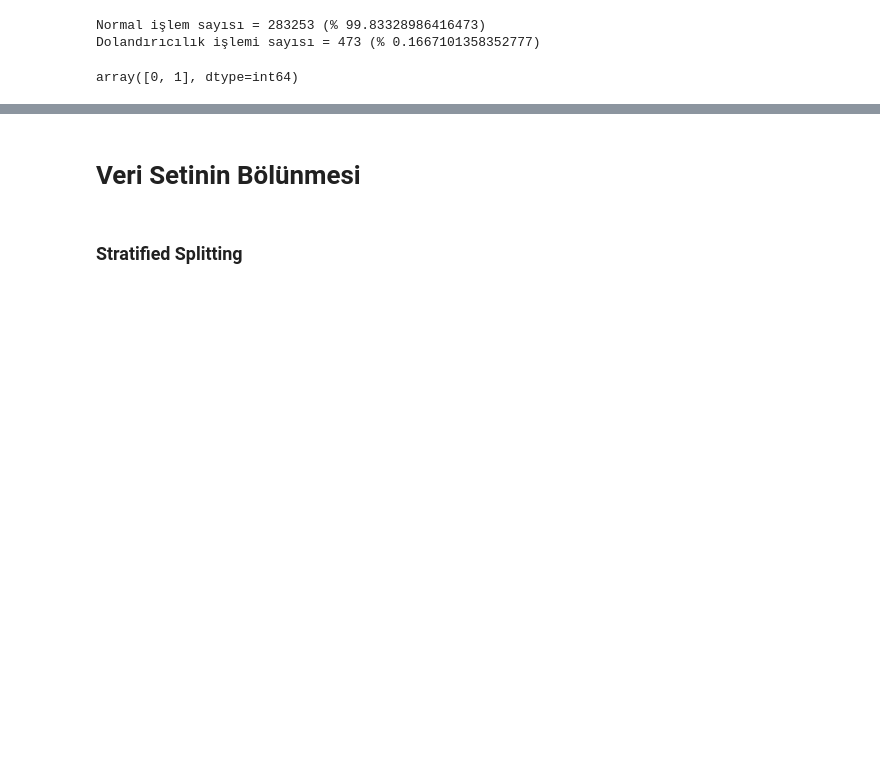
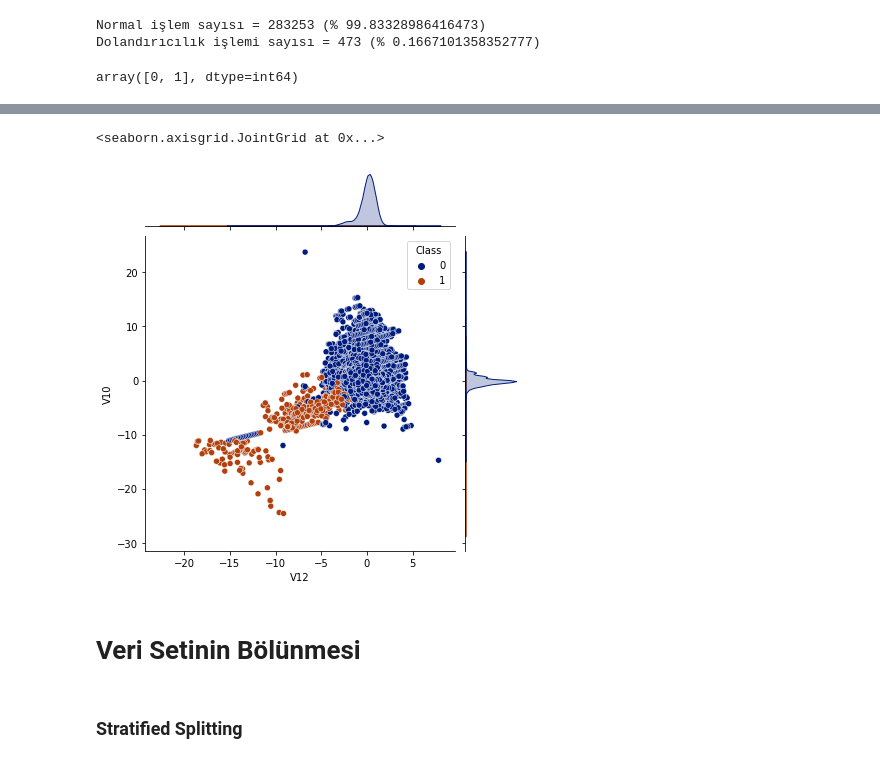
Before and after one commit to Tek-nr/AI-Based-Fraud-Detection, a Jupyter notebook: creditcard.ipynb, the cells around one changed output, grey strips where cells are left out. Drawn from its saved outputs; the diff is of its cells as text; code cells hidden in the pictures; blank space fills up the shorter version.

```diff
--- a/creditcard.ipynb
+++ b/creditcard.ipynb
@@ -304,3 +259,8 @@ array([0, 1], dtype=int64)
+# %%
+sns.jointplot(x='V12', y='V10',hue='Class', data=df, palette = 'dark')
+# %% [output]
+<seaborn.axisgrid.JointGrid at 0x...>
+[figure, added]
 # %% [markdown]
 # Veri Setinin Bölünmesi
 # %% [markdown]
```
Also changed, not shown: parts of 117 cells of this notebook.
